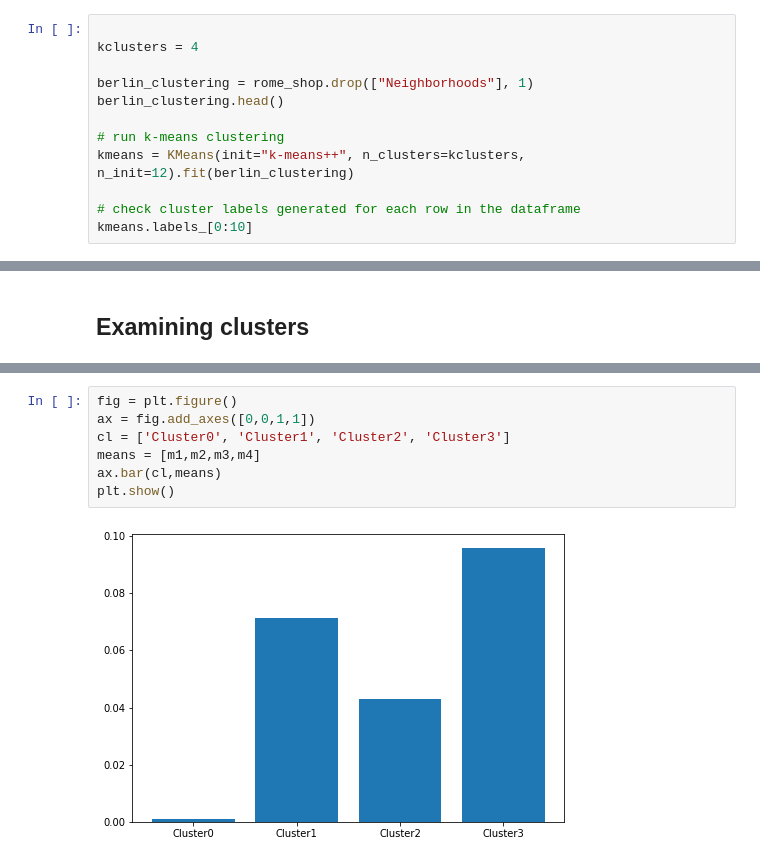
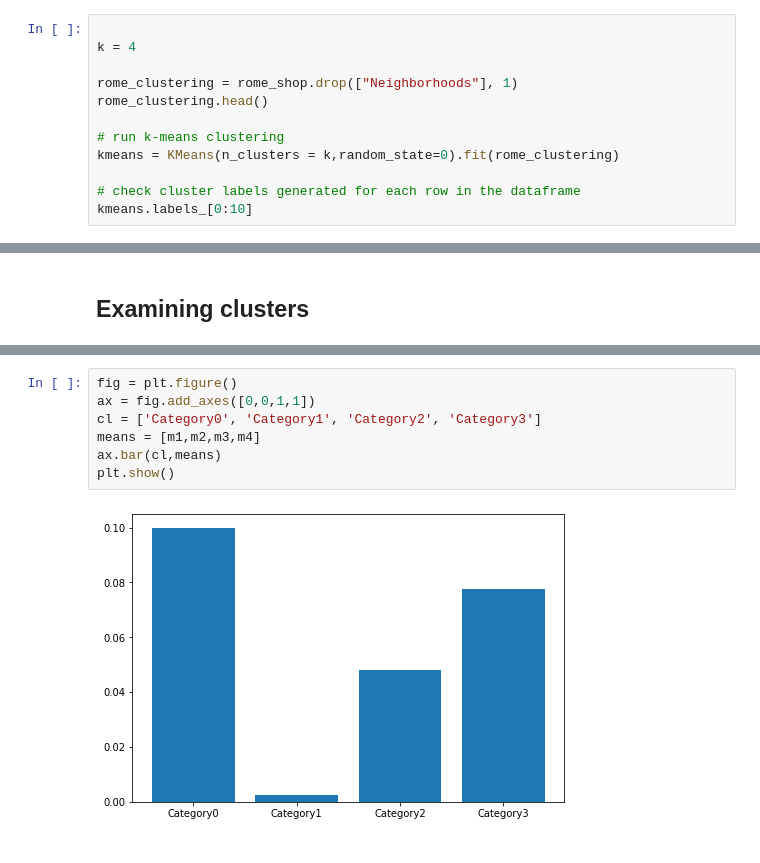
Before and after one commit to chiara89/-Coursera_Capstone, a Jupyter notebook: The Battle of Neighborhoods.ipynb, the cells around one changed output, grey strips where cells are left out. Cells and saved outputs as stored; diff of their text form.

```diff
--- a/The Battle of Neighborhoods.ipynb
+++ b/The Battle of Neighborhoods.ipynb
@@ -282,13 +260,13 @@ rome_shop
 ## Clustering
 # %%
 
-kclusters = 4
+k = 4
 
-berlin_clustering = rome_shop.drop(["Neighborhoods"], 1)
-berlin_clustering.head()
+rome_clustering = rome_shop.drop(["Neighborhoods"], 1)
+rome_clustering.head()
 
 # run k-means clustering
-kmeans = KMeans(init="k-means++", n_clusters=kclusters, n_init=12).fit(berlin_clustering)
+kmeans = KMeans(n_clusters = k,random_state=0).fit(rome_clustering)
 
 # check cluster labels generated for each row in the dataframe
 kmeans.labels_[0:10]
@@ -435,9 +413,9 @@ cl4
 # %%
 fig = plt.figure()
 ax = fig.add_axes([0,0,1,1])
-cl = ['Cluster0', 'Cluster1', 'Cluster2', 'Cluster3']
+cl = ['Category0', 'Category1', 'Category2', 'Category3']
 means = [m1,m2,m3,m4]
 ax.bar(cl,means)
 plt.show()
 # %% [output]
-[figure, old version]
+[figure, new version]
```
Also changed, not shown: parts of 16 cells of this notebook, 1 other file.
